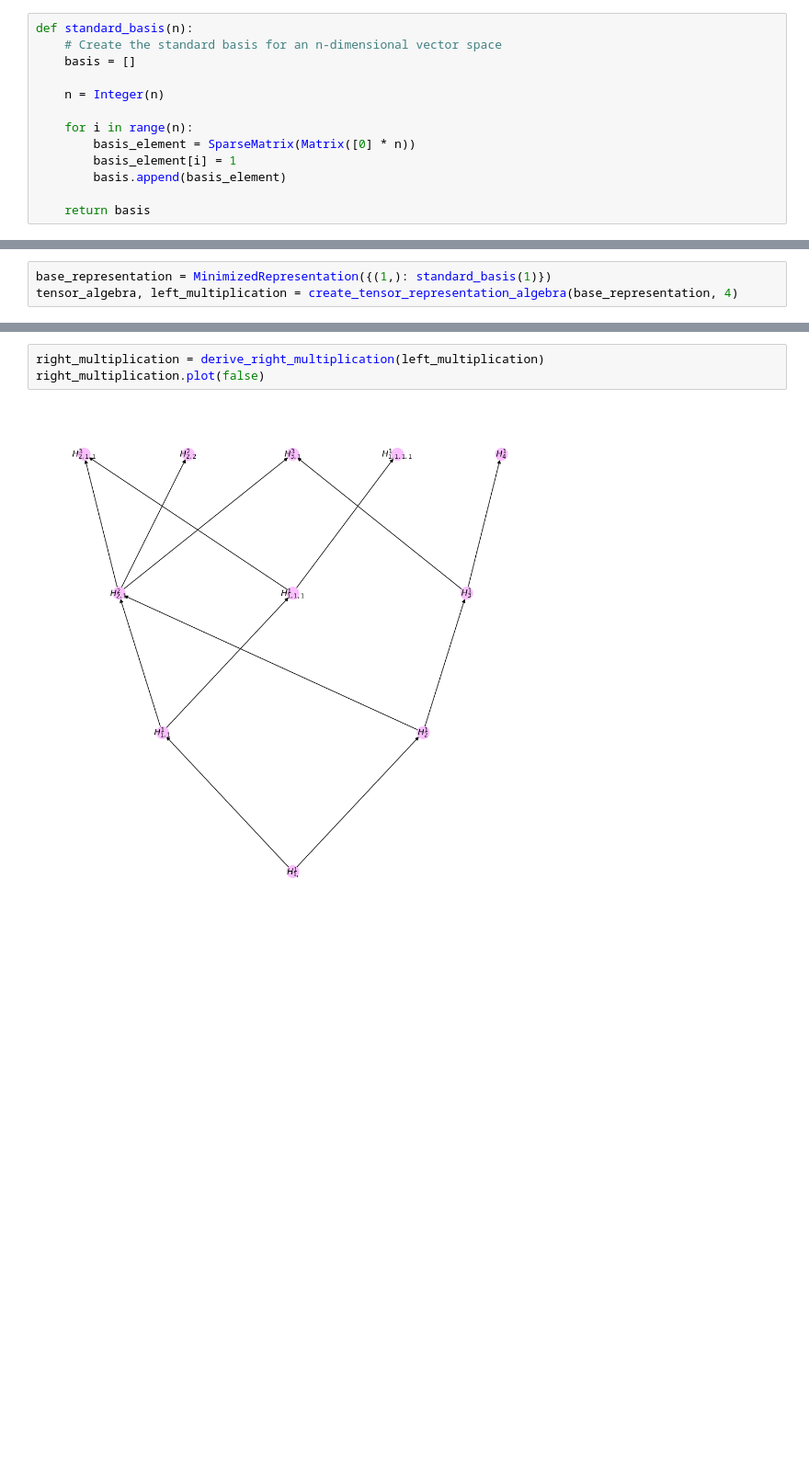
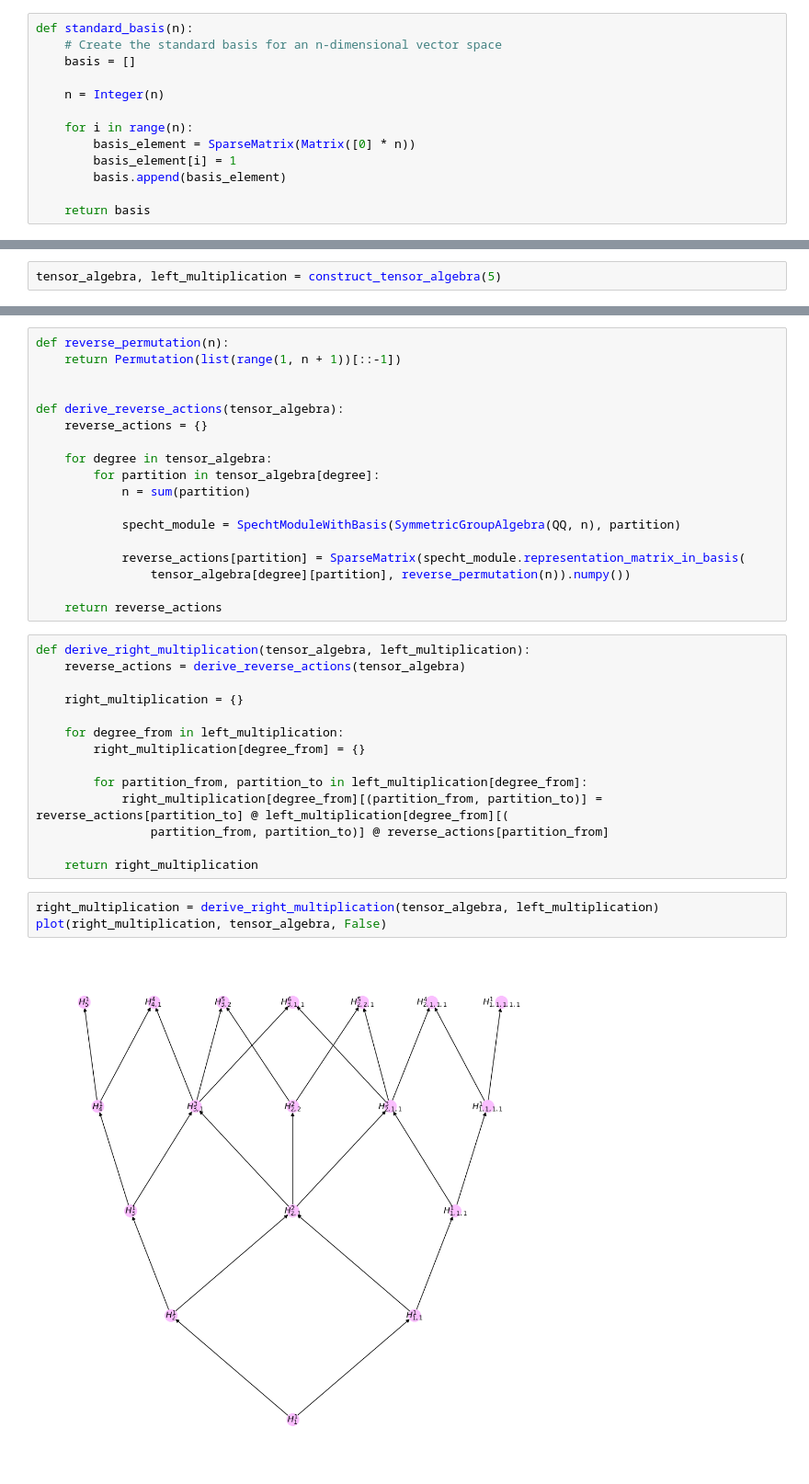
Before and after one commit to SachaGoldman/Torelli, a Jupyter notebook: torelli.ipynb, the cells around one changed output, grey strips where cells are left out. Shown: that part at 92% size. Cells and saved outputs as stored; diff of their text form; blank space fills up the shorter version.

Commit message:
Implementation of the free lie algebra (to be tested)

```diff
--- a/torelli.ipynb
+++ b/torelli.ipynb
@@ -231 +192,3 @@ class GradedAlgebraRepresentation:
+# %%
+tensor_algebra, left_multiplication = construct_tensor_algebra(5)
 # %%
@@ -302,3 +227,0 @@ def create_tensor_representation_algebra(represenation, n):
-# %%
-base_representation = MinimizedRepresentation({(1,): standard_basis(1)})
-tensor_algebra, left_multiplication = create_tensor_representation_algebra(base_representation, 4)
@@ -357,5 +232,37 @@ def derive_right_multiplication(left_multiplication):
+# %%
+def reverse_permutation(n):
+    return Permutation(list(range(1, n + 1))[::-1])
+
+
+def derive_reverse_actions(tensor_algebra):
+    reverse_actions = {}
+
+    for degree in tensor_algebra:
+        for partition in tensor_algebra[degree]:
+            n = sum(partition)
+
+            specht_module = SpechtModuleWithBasis(SymmetricGroupAlgebra(QQ, n), partition)
+
+            reverse_actions[partition] = SparseMatrix(specht_module.representation_matrix_in_basis(
+                tensor_algebra[degree][partition], reverse_permutation(n)).numpy())
+
+    return reverse_actions
+# %%
+def derive_right_multiplication(tensor_algebra, left_multiplication):
+    reverse_actions = derive_reverse_actions(tensor_algebra)
+
+    right_multiplication = {}
+
+    for degree_from in left_multiplication:
+        right_multiplication[degree_from] = {}
+
+        for partition_from, partition_to in left_multiplication[degree_from]:
+            right_multiplication[degree_from][(partition_from, partition_to)] = reverse_actions[partition_to] @ left_multiplication[degree_from][(
+                partition_from, partition_to)] @ reverse_actions[partition_from]
+
+    return right_multiplication
 # %%
-right_multiplication = derive_right_multiplication(left_multiplication)
-right_multiplication.plot(false)
+right_multiplication = derive_right_multiplication(tensor_algebra, left_multiplication)
+plot(right_multiplication, tensor_algebra, False)
 # %% [output]
-[figure, old version]
+[figure, new version]
```
Also changed, not shown: parts of 17 cells of this notebook.
